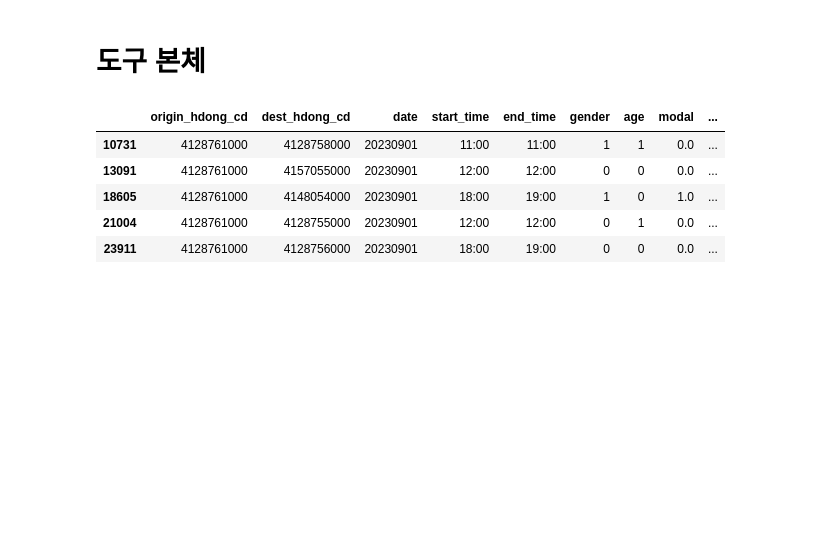
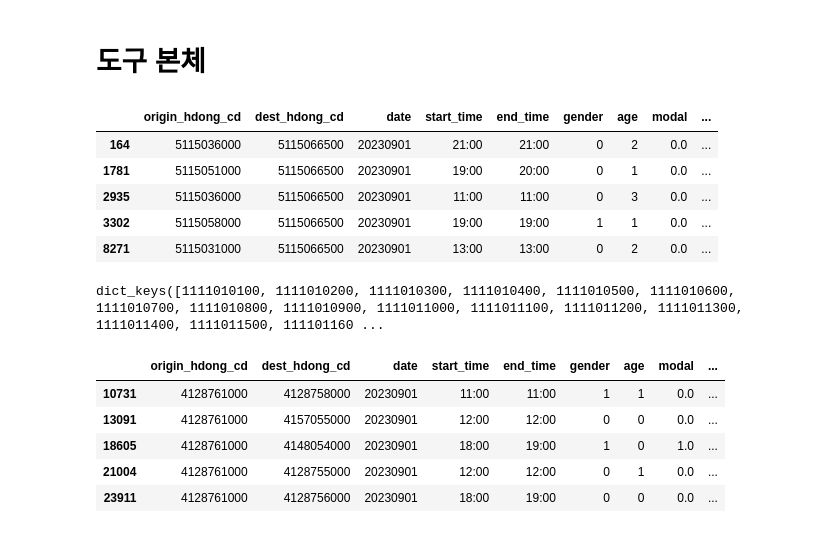
Before and after one commit to DongBoumShin/big_data_competition, a Jupyter notebook: OD_data_검색기.ipynb, the cells around one changed output. Saved outputs shown, nothing was run; the diff lists cells and outputs as text; code cells hidden in the pictures; blank space fills up the shorter version.

```diff
--- a/OD_data_검색기.ipynb
+++ b/OD_data_검색기.ipynb
@@ -333,5 +362,14 @@ dest_only = True
 #od_cnts = range(10, 500)
 
 mined_data = searcher(area=area,date=date, dest_only=dest_only)
+# %%
+mined_data.head()
+# %% [output]
+|  | origin_hdong_cd | dest_hdong_cd | date | start_time | end_time | gender | age | modal | ... |
+| 164 | 5115036000 | 5115066500 | 20230901 | 21:00 | 21:00 | 0 | 2 | 0.0 | ... |
+| 1781 | 5115051000 | 5115066500 | 20230901 | 19:00 | 20:00 | 0 | 1 | 0.0 | ... |
+| 2935 | 5115036000 | 5115066500 | 20230901 | 11:00 | 11:00 | 0 | 3 | 0.0 | ... |
+| 3302 | 5115058000 | 5115066500 | 20230901 | 19:00 | 19:00 | 1 | 1 | 0.0 | ... |
+| 8271 | 5115031000 | 5115066500 | 20230901 | 13:00 | 13:00 | 0 | 2 | 0.0 | ... |
 # %%
 # 날짜별 사진 1개
@@ -346,3 +387,7 @@ for dd in dates:
+# %%
+hd_keys.keys()
+# %% [output]
+dict_keys([1111010100, 1111010200, 1111010300, 1111010400, 1111010500, 1111010600, 1111010700, 1111010800, 1111010900, 1111011000, 1111011100, 1111011200, 1111011300, 1111011400, 1111011500, 111101160 ...
 # %%
 mined_data.head()
 # %% [output]
```
Also changed, not shown: parts of 7 cells of this notebook.
